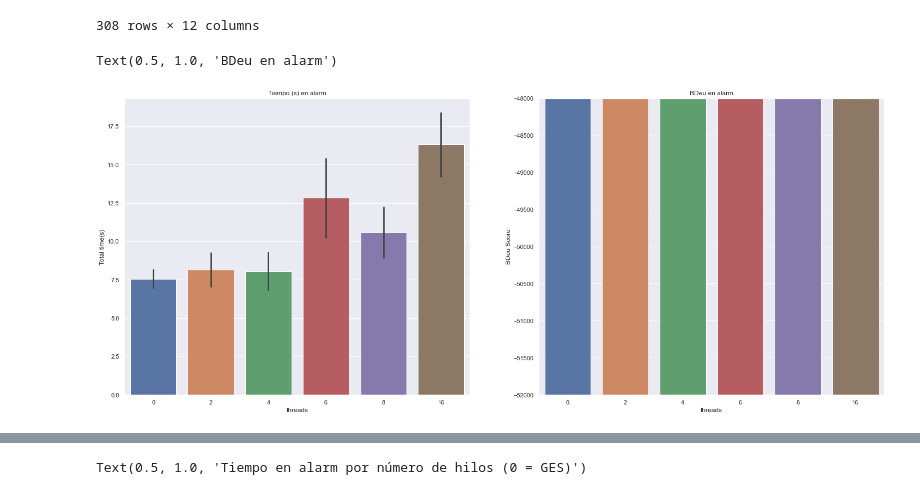
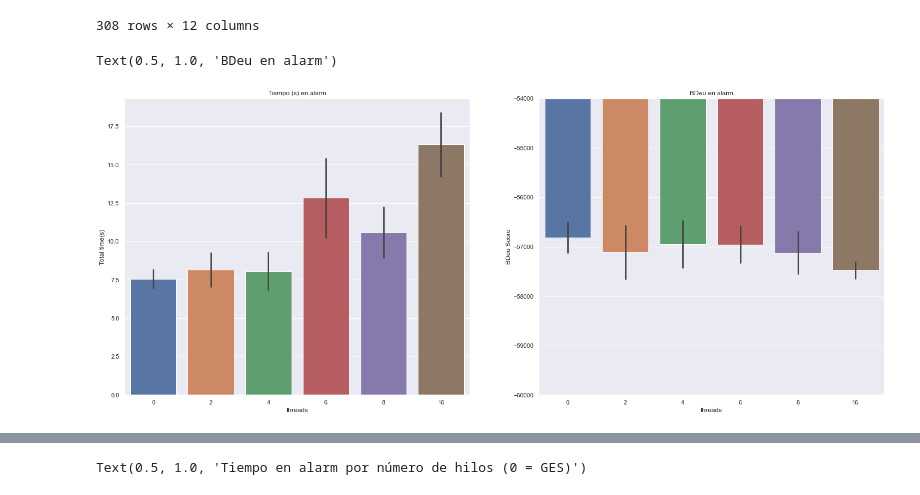
Before and after one commit to JLaborda/ParallelBNs, a Jupyter notebook: notebooks/Experimentos circular 13-10-22.ipynb, the cells around one changed output, grey strips where cells are left out. Cells and saved outputs as stored; diff of their text form; code cells hidden in the pictures.

```diff
--- a/notebooks/Experimentos circular 13-10-22.ipynb
+++ b/notebooks/Experimentos circular 13-10-22.ipynb
@@ -270,10 +314,10 @@ df2
 # %%
 fig, axs = plt.subplots(ncols=2)
 sns.barplot(data=df2, x="threads", y='Total time(s)', ax=axs[0], ci='sd')
-plt.ylim(-52000,-48000)
+plt.ylim(-60000,-54000)
 sns.barplot(data=df2, x="threads", y='BDeu Score', ax=axs[1], ci='sd')
 axs[0].set_title('Tiempo (s) en alarm')
 axs[1].set_title('BDeu en alarm')
 # %% [output]
 Text(0.5, 1.0, 'BDeu en alarm')
-[figure, old version]
+[figure, new version]
```
Also changed, not shown: parts of 12 cells of this notebook, 2 other files.
